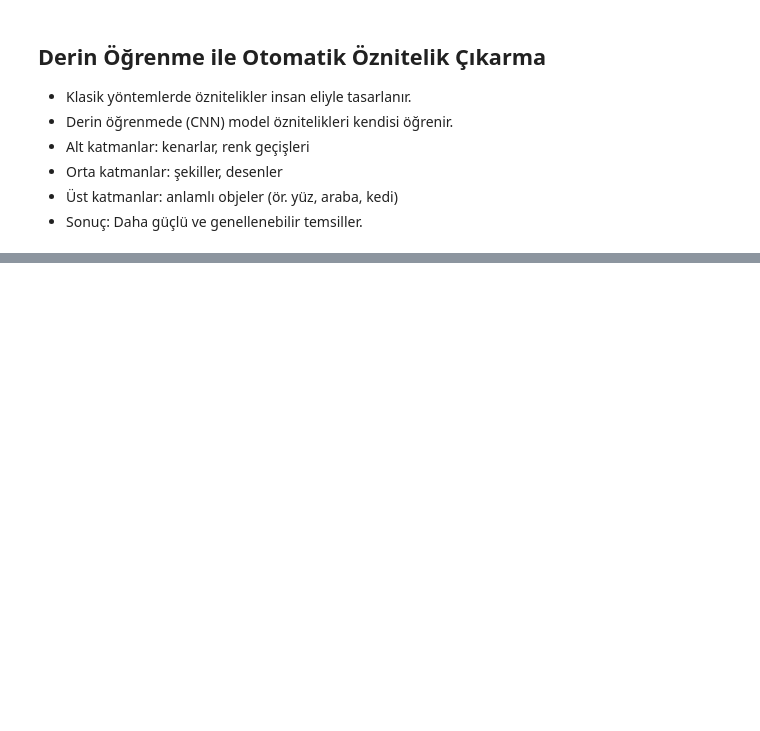
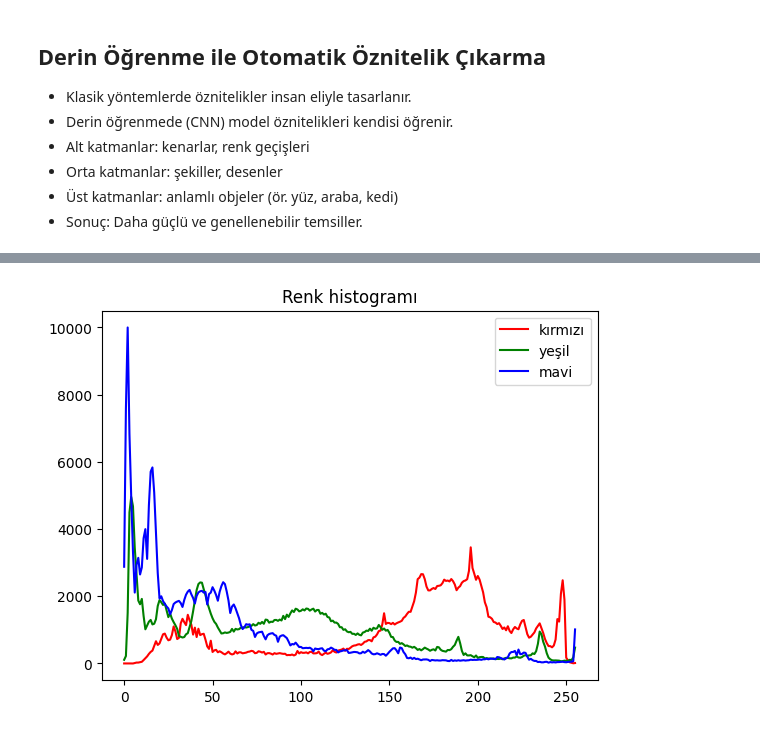
Before and after one commit to ArsenLupen53/GYZU-BTK-codespace, a Jupyter notebook: öznitelik_çıkarma/görüntü_öz_nitelik.ipynb, the cells around one changed output, grey strips where cells are left out. Cells and saved outputs as stored; diff of their text form; code cells hidden in the pictures; blank space fills up the shorter version.

Commit message:
renk,kenar,doku,köşe nitelikleri

```diff
--- a/öznitelik_çıkarma/görüntü_öz_nitelik.ipynb
+++ b/öznitelik_çıkarma/görüntü_öz_nitelik.ipynb
@@ -27,0 +54,16 @@
+# %%
+# renk özellikleri
+# renk histogramı: R G B kannalarındaki renk dağılımını öznitelik olarak alır
+hist_r = cv2.calcHist([image],[0],None,[256],[0,256])
+hist_g = cv2.calcHist([image],[1],None,[256],[0,256])
+hist_b = cv2.calcHist([image],[2],None,[256],[0,256])
+
+plt.figure()
+plt.plot(hist_r,color="red",label="kırmızı")
+plt.plot(hist_g,color="green",label="yeşil")
+plt.plot(hist_b,color="blue",label="mavi")
+plt.title("Renk histogramı")
+plt.legend()
+plt.show()
+# %% [output]
+[figure, added]
```
Also changed, not shown: parts of 7 cells of this notebook.
